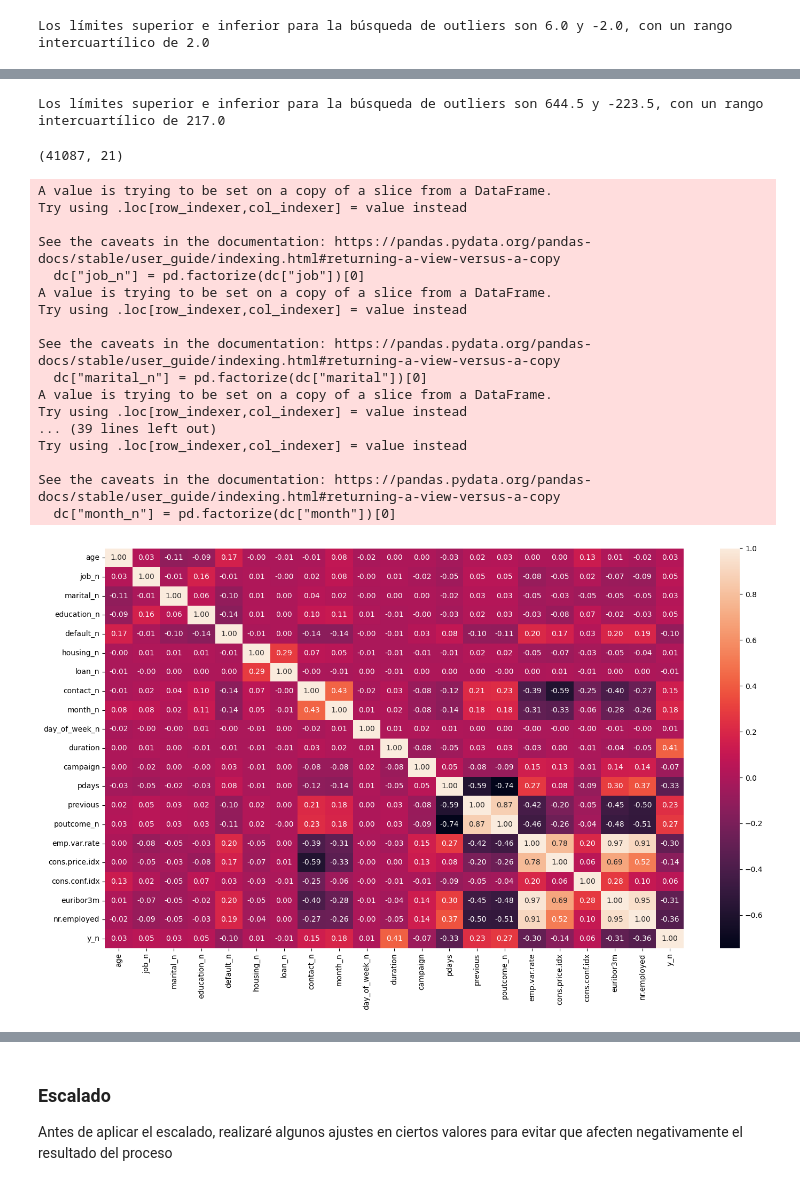
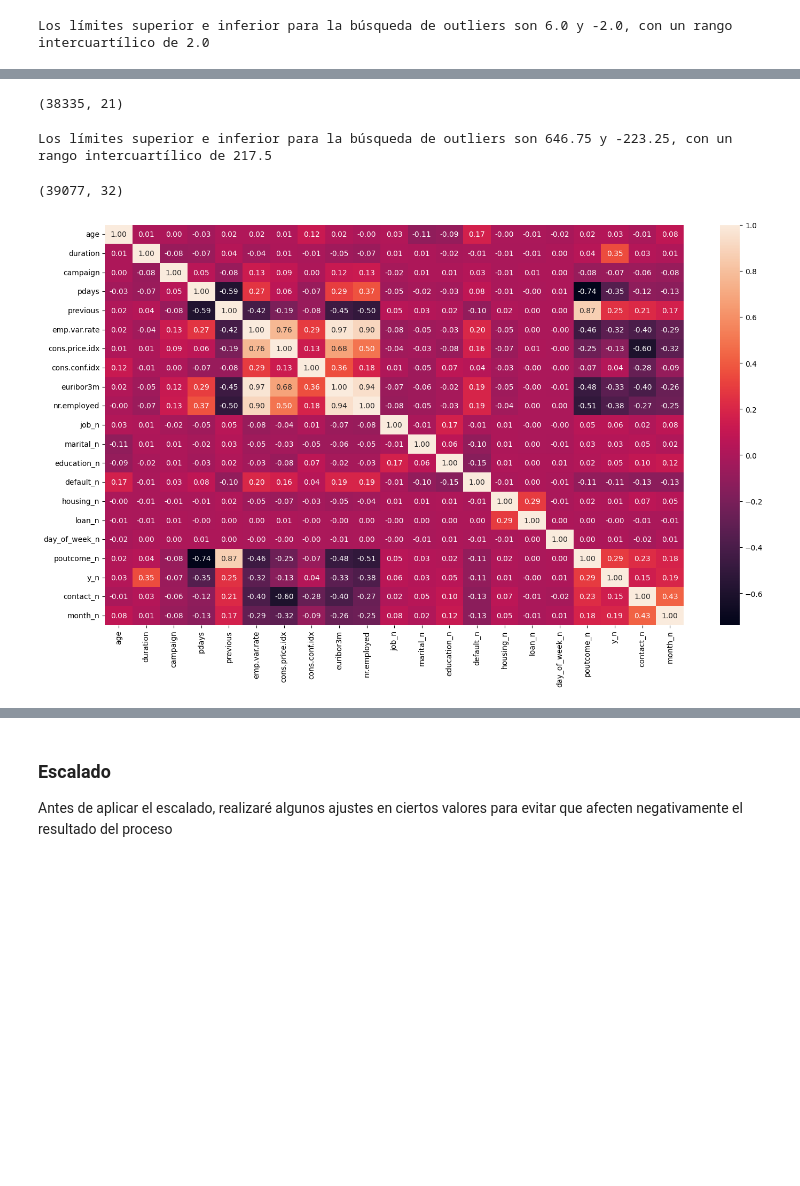
Before and after one commit to Jesuscastanedam/Jesuscastanedam_machine-learning-python-template, a Jupyter notebook: src/explore.ipynb, the cells around one changed output, grey strips where cells are left out. Cells and saved outputs as stored; diff of their text form; code cells hidden in the pictures; blank space fills up the shorter version.

```diff
--- a/src/explore.ipynb
+++ b/src/explore.ipynb
@@ -229,7 +212,7 @@ print(f"Los límites superior e inferior para la búsqueda de outliers son {roun
 # %% [output]
 Los límites superior e inferior para la búsqueda de outliers son -26.95 y -52.15, con un rango intercuartílico de 6.3
 # %%
-dc = df[df['cons.conf.idx'] < -27 ]
+dc_out = dc[dc['cons.conf.idx'].between(-52.15,-27)]
 
-dc.shape
+dc_out.shape
 # %% [output]
@@ -253,59 +231,47 @@ dc.shape
+# %%
+dc_out = dc_out[dc_out['campaign'] < 7 ]
+
+dc_out.shape
+# %% [output]
+(38335, 21)
 # %%
-Q1 = df['duration'].quantile(0.25)
-Q3 = df['duration'].quantile(0.75)
+# Outliers 'duration'
+Q1 = dc_out['duration'].quantile(0.25)
+Q3 = dc_out['duration'].quantile(0.75)
 IQR = Q3 - Q1
 lower = Q1 - 1.5*IQR
 upper = Q3 + 1.5*IQR
 
 print(f"Los límites superior e inferior para la búsqueda de outliers son {round(upper, 2)} y {round(lower, 2)}, con un rango intercuartílico de {round(IQR, 2)}")
 # %% [output]
-Los límites superior e inferior para la búsqueda de outliers son 644.5 y -223.5, con un rango intercuartílico de 217.0
+Los límites superior e inferior para la búsqueda de outliers son 646.75 y -223.25, con un rango intercuartílico de 217.5
-# %%
-dc = df[df['duration'] < 1800 ]
-
-dc.shape
-# %% [output]
-(41087, 21)
+# %%
+dc_out = dc_out[dc_out['duration'].between(0,900)]
+
+dc_out.shape
+# %% [output]
+(39077, 32)
 # %%
-dc["job_n"] = pd.factorize(dc["job"])[0]
-dc["marital_n"] = pd.factorize(dc["marital"])[0]
-dc["education_n"] = pd.factorize(dc["education"])[0]
-dc["default_n"] = pd.factorize(dc["default"])[0]
-dc["housing_n"] = pd.factorize(dc["housing"])[0]
-dc["loan_n"] = pd.factorize(dc["loan"])[0]
-dc["day_of_week_n"] = pd.factorize(dc["day_of_week"])[0]
-dc["poutcome_n"] = pd.factorize(dc["poutcome"])[0]
-dc["y_n"] = pd.factorize(dc["y"])[0]
-dc["contact_n"] = pd.factorize(dc["contact"])[0]
-dc["month_n"] = pd.factorize(dc["month"])[0]
+dc_out["job_n"] = pd.factorize(dc_out["job"])[0]
+dc_out["marital_n"] = pd.factorize(dc_out["marital"])[0]
+dc_out["education_n"] = pd.factorize(dc_out["education"])[0]
+dc_out["default_n"] = pd.factorize(dc_out["default"])[0]
+dc_out["housing_n"] = pd.factorize(dc_out["housing"])[0]
+dc_out["loan_n"] = pd.factorize(dc_out["loan"])[0]
+dc_out["day_of_week_n"] = pd.factorize(dc_out["day_of_week"])[0]
+dc_out["poutcome_n"] = pd.factorize(dc_out["poutcome"])[0]
+dc_out["y_n"] = pd.factorize(dc_out["y"])[0]
+dc_out["contact_n"] = pd.factorize(dc_out["contact"])[0]
+dc_out["month_n"] = pd.factorize(dc_out["month"])[0]
 
+dc_num = dc_out.select_dtypes(include='number')
 
 fig, axis = plt.subplots(figsize = (15, 9))
 
-sns.heatmap(dc[['age', 'job_n', 'marital_n', 'education_n', 'default_n', 'housing_n', 'loan_n',
-       'contact_n', 'month_n', 'day_of_week_n', 'duration', 'campaign', 'pdays',
-       'previous', 'poutcome_n', 'emp.var.rate', 'cons.price.idx',
-       'cons.conf.idx', 'euribor3m', 'nr.employed', 'y_n']].corr(), annot = True, fmt = ".2f")
+sns.heatmap(dc_num.corr(), annot = True, fmt = ".2f")
 
 plt.tight_layout()
 
 plt.show()
 # %% [output]
-A value is trying to be set on a copy of a slice from a DataFrame.
-Try using .loc[row_indexer,col_indexer] = value instead
-
-See the caveats in the documentation: https://pandas.pydata.org/pandas-docs/stable/user_guide/indexing.html#returning-a-view-versus-a-copy
-  dc["job_n"] = pd.factorize(dc["job"])[0]
-A value is trying to be set on a copy of a slice from a DataFrame.
-Try using .loc[row_indexer,col_indexer] = value instead
-
-See the caveats in the documentation: https://pandas.pydata.org/pandas-docs/stable/user_guide/indexing.html#returning-a-view-versus-a-copy
-  dc["marital_n"] = pd.factorize(dc["marital"])[0]
-A value is trying to be set on a copy of a slice from a DataFrame.
-Try using .loc[row_indexer,col_indexer] = value instead
-... (39 lines left out)
-Try using .loc[row_indexer,col_indexer] = value instead
-
-See the caveats in the documentation: https://pandas.pydata.org/pandas-docs/stable/user_guide/indexing.html#returning-a-view-versus-a-copy
-  dc["month_n"] = pd.factorize(dc["month"])[0]
-[figure, old version]
+[figure, new version]
```
Also changed, not shown: parts of 34 cells of this notebook.
